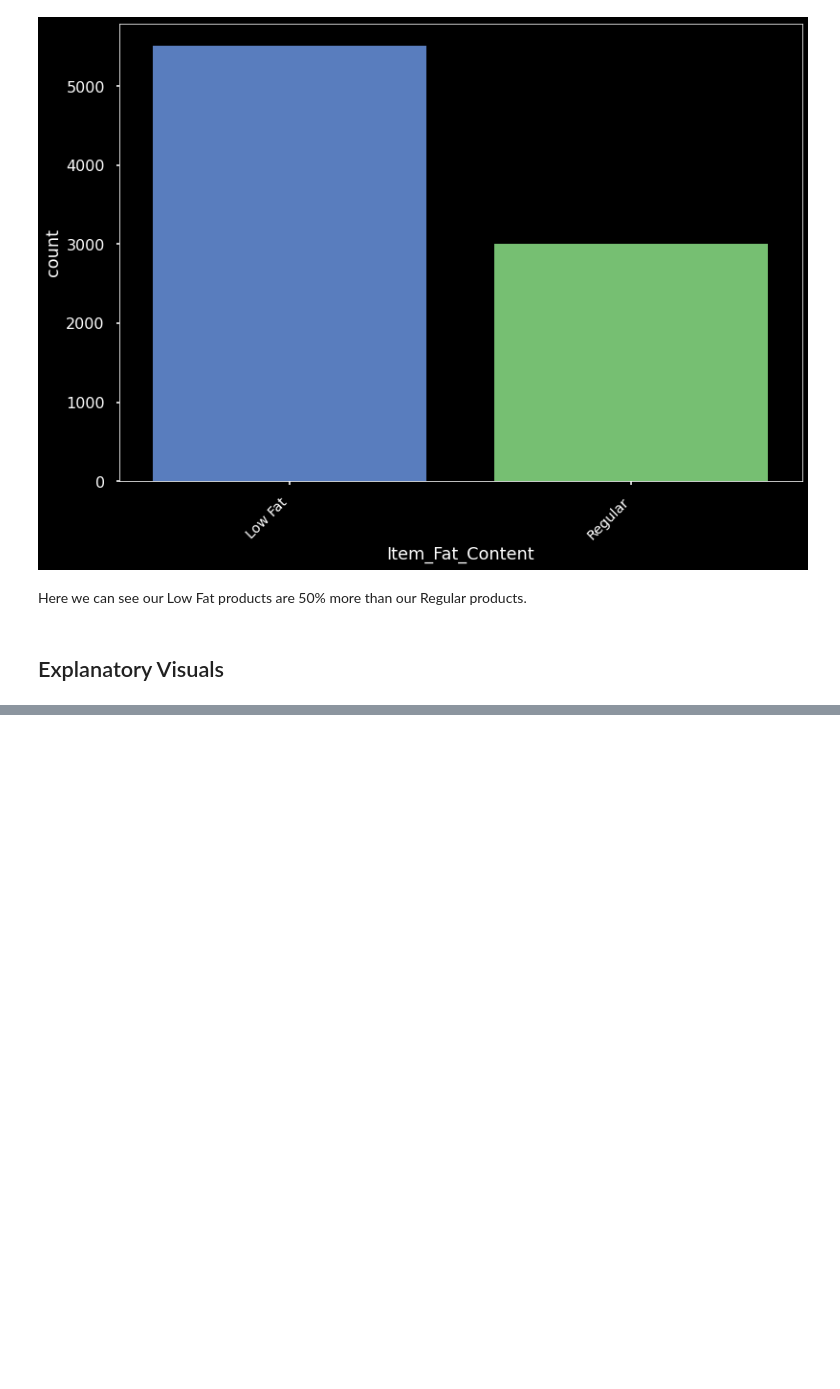
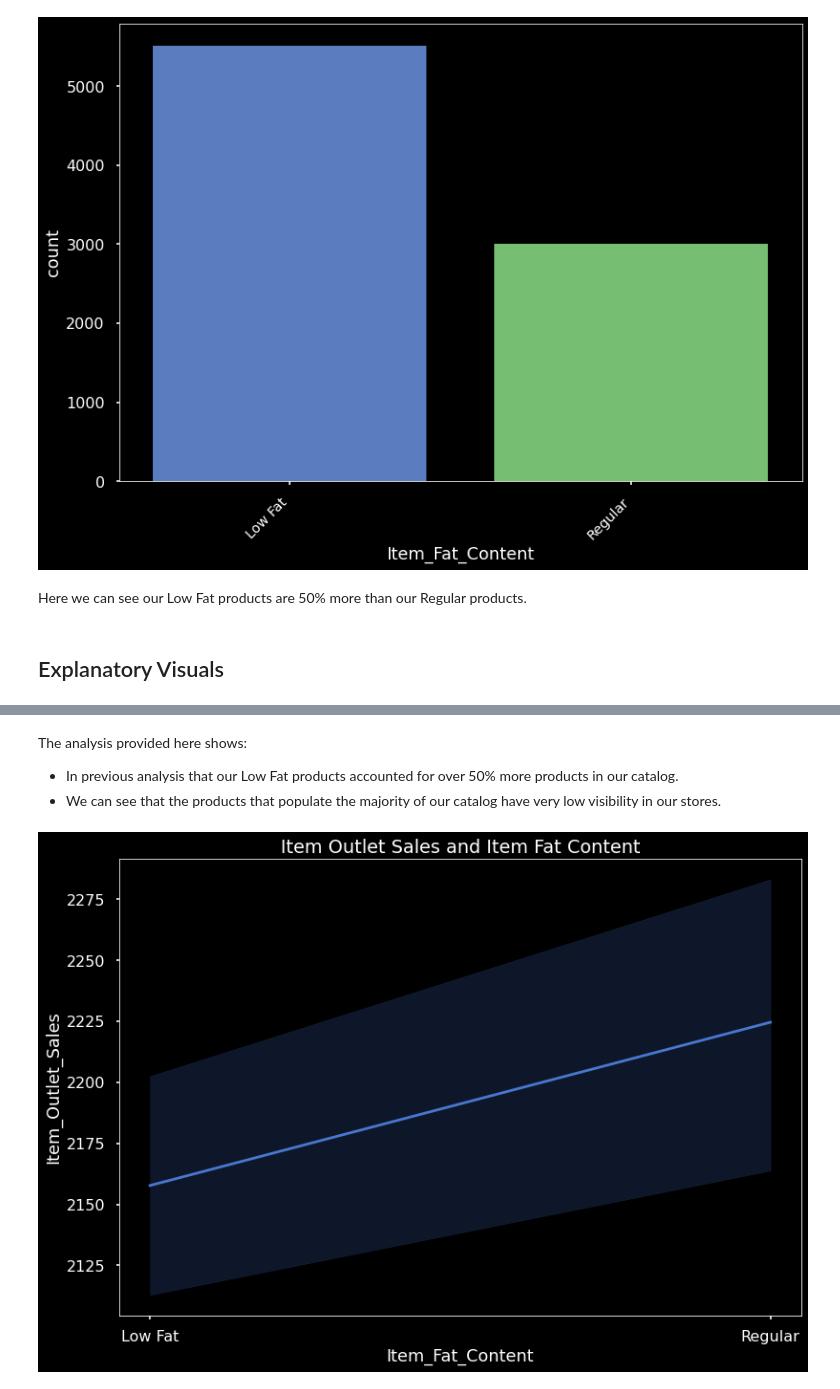
Before and after one commit to MikeyTV3124/sales-predictions, a Jupyter notebook: Sales_Predictions.ipynb, the cells around one changed output, grey strips where cells are left out. Drawn from its saved outputs; the diff is of its cells as text; code cells hidden in the pictures; blank space fills up the shorter version.

```diff
--- a/Sales_Predictions.ipynb
+++ b/Sales_Predictions.ipynb
@@ -290,0 +295,13 @@ Here we can see our Low Fat products are 50% more than our Regular products.
+# %% [markdown]
+The analysis provided here shows:
+
+*   In previous analysis that our Low Fat products accounted for over 50% more products in our catalog.
+*   We can see that the products that populate the majority of our catalog have very low visibility in our stores.
+# %%
+#Gather information using only the employees who left the company.
+#attritionSatisfaction = df.query("Item_Fat_Content == 'Low Fat'")
+
+#Compare Job Level and Job Satisfaction of employees who left the company.
+sns.lineplot(data=df, x="Item_Fat_Content", y="Item_Outlet_Sales").set(title='Item Outlet Sales and Item Fat Content');
+# %% [output]
+[figure, added]
```
Also changed, not shown: parts of 3 cells of this notebook.
